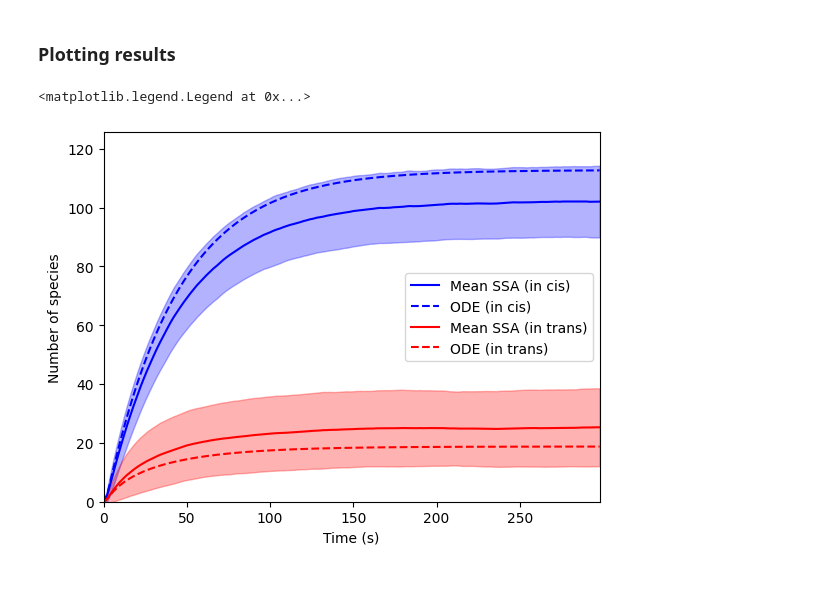
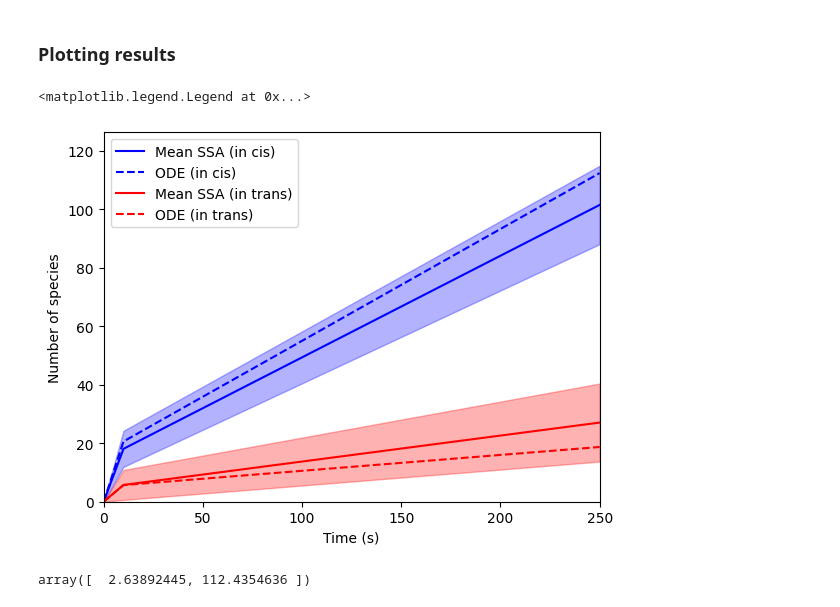
Before and after one commit to aivarsoo/ssa-solvers, a Jupyter notebook: notebooks/mrna_srna.ipynb, the cells around one changed output. Drawn from its saved outputs; the diff is of its cells as text; code cells hidden in the pictures.

```diff
--- a/notebooks/mrna_srna.ipynb
+++ b/notebooks/mrna_srna.ipynb
@@ -21,11 +23,10 @@ device = torch.device('cuda:0') if torch.cuda.is_available else torch.device("cp
 # %%
 from ssa_solvers.simulators import StochasticSimulator, DeterministicSimulator
-from ssa_solvers.data_class import SimulationData
 
-end_time = 300
-n_steps = 150
-n_traj = 5000
-time_grid = np.arange(0, end_time, end_time / n_steps)
+end_time = 250
+n_steps = 100
+n_traj = 200
+time_grid = range(0, end_time, int(end_time / n_steps))
 # %% [markdown]
 ### Simulating in cis mRNA - sRNA  circuit
 # %%
@@ -55,6 +56,9 @@ ode_simulator = DeterministicSimulator(
     reaction_system=mRNAsRNAInTrans(device=torch.device("cpu")),
     cfg=cfg
 )
+cfg['stochastic_sim_cfg']['solver'] = 'first_reaction'
+cfg['stochastic_sim_cfg']['save_to_file'] = True
+
 reaction_system_intrans = mRNAsRNAInTrans(device=device)
 ssa_simulator_intrans = StochasticSimulator(
     reaction_system=reaction_system_intrans,
@@ -73,32 +77,35 @@ means_intrans, stds_intrans = ssa_simulator_intrans.data_set.mean_and_std(time_g
 # %% [markdown]
 ### Plotting results
 # %%
+plt.figure()
 species_idx_incis = 1
-plt.figure()
 plt.plot(time_grid, means_incis[species_idx_incis, :], 'b', label='Mean SSA (in cis)')
-plt.fill_between(time_grid, means_incis[species_idx_incis,:]+stds_incis[species_idx_incis, :], means_incis[species_idx_incis,:]-stds_incis[species_idx_incis, :],
-                 color='b', alpha=0.3)
+plt.fill_between(time_grid, means_incis[species_idx_incis,:]+stds_incis[species_idx_incis, :], means_incis[species_idx_incis,:]-stds_incis[species_idx_incis, :], color='b', alpha=0.3)
+plt.plot(time_grid, ode_res_incis[species_idx_incis, :], 'b--', label='ODE (in cis)')
 plt.xlim([0, end_time])
-plt.plot(time_grid, ode_res_incis[species_idx_incis, :], 'b--', label='ODE (in cis)')
 plt.xlabel('Time (s)')
 plt.ylabel('Number of species')
 # random traces
 # trajs = [0, 40, 20, 11]
 # for traj_idx in trajs:
 #     plt.plot(data_set.raw_times_trajectories[traj_idx,  :], data_set.raw_pops_trajectories[traj_idx, species_idx, :], color='b')
 
 species_idx_intrans = 2
 plt.plot(time_grid, means_intrans[species_idx_intrans, :], 'r', label='Mean SSA (in trans)')
 plt.fill_between(time_grid, means_intrans[species_idx_intrans,:]+stds_intrans[species_idx_intrans, :], means_intrans[species_idx_intrans,:]-stds_intrans[species_idx_intrans, :],
-                 color='r',alpha=0.3)
+                color='r',alpha=0.3)
+plt.plot(time_grid, ode_res_intrans[species_idx_intrans, :], 'r--', label='ODE (in trans)')
 plt.xlim([0, end_time])
-plt.plot(time_grid, ode_res_intrans[species_idx_intrans, :], 'r--', label='ODE (in trans)')
 plt.xlabel('Time (s)')
 plt.ylabel('Number of species')
 plt.xlim([0, max(time_grid)])
 plt.ylim([0, 1.1 * max([(means_intrans[species_idx_intrans,:]+stds_intrans[species_idx_intrans, :]).max(),
                         (means_incis[species_idx_incis,:]+stds_incis[species_idx_incis, :]).max()])])
 plt.legend()
 # %% [output]
 <matplotlib.legend.Legend at 0x...>
-[figure, old version]
+[figure, new version]
+# %%
+ode_res_incis[...,-1]
+# %% [output]
+array([  2.63892445, 112.4354636 ])
```
Also changed, not shown: parts of 1 cell of this notebook, 6 other files.
